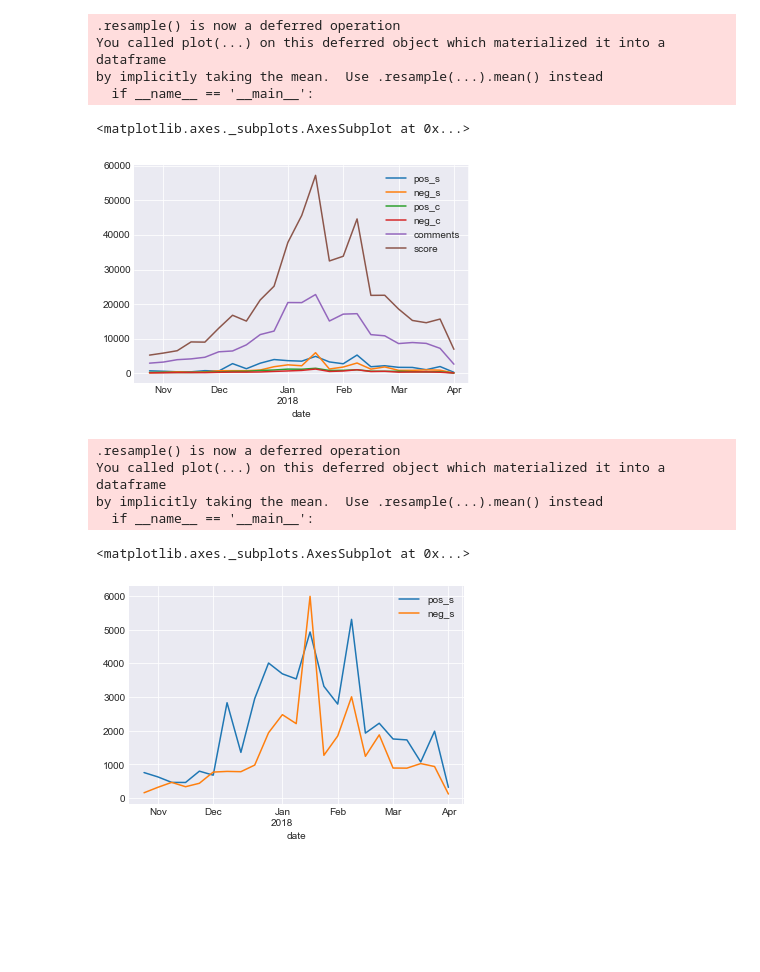
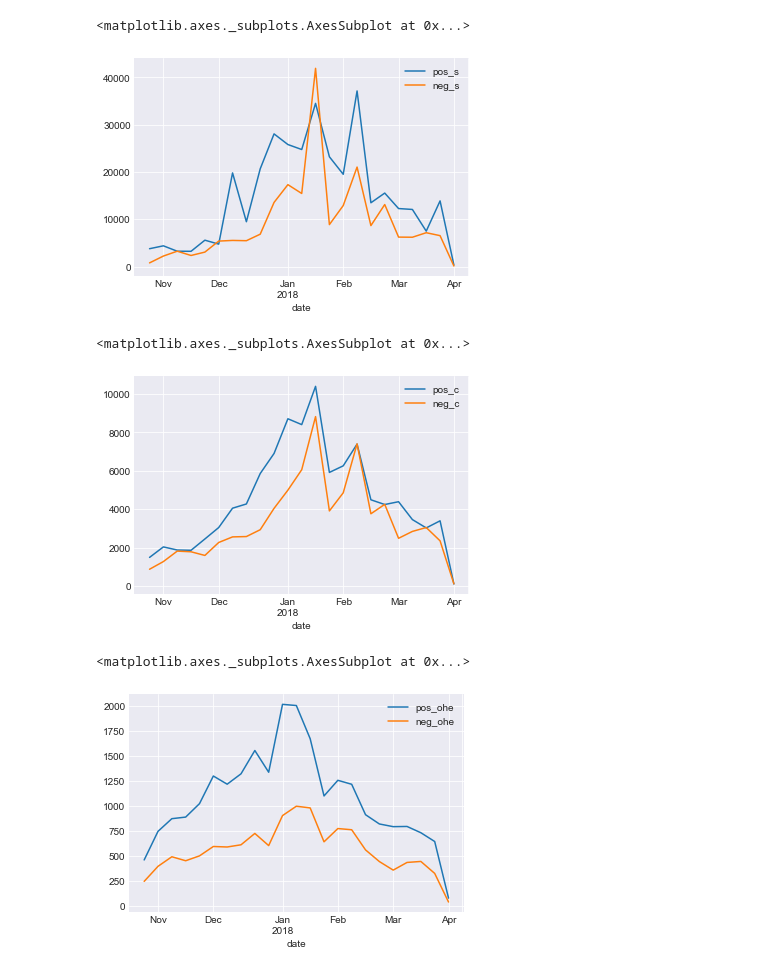
Before and after one commit to Mikhail-Naumov/Another_Bitcoin_Predictor, a Jupyter notebook: Sentiment_Trends.ipynb, the cells around one changed output. Cells and saved outputs as stored; diff of their text form; code cells hidden in the pictures; blank space fills up the shorter version.

```diff
--- a/Sentiment_Trends.ipynb
+++ b/Sentiment_Trends.ipynb
@@ -32,26 +32,28 @@ reddit['neu_s'] = reddit['neu']*reddit['score']
 reddit['neg_c'] = reddit['neg']*reddit['comments']
 reddit['pos_c'] = reddit['pos']*reddit['comments']
 reddit['neu_c'] = reddit['neu']*reddit['comments']
+
+#one hot encoded pos score col
+reddit['eg_ohe'] = reddit['pos'] - reddit['neg']
+reddit['pos_ohe'] = reddit['eg_ohe'].apply(lambda x: 1 if x>0 else 0)
+reddit['neg_ohe'] = reddit['eg_ohe'].apply(lambda x: 1 if x<0 else 0)
 #tqdm
 # %%
-reddit_gr = pd.DataFrame(reddit.groupby('date')['pos_s','neg_s','pos_c','neg_c','comments','score'].sum())
+reddit_gr = pd.DataFrame(reddit.groupby('date')['pos_s','neg_s','pos_c','neg_c','comments','score','pos_ohe','neg_ohe'].sum())
 # %%
 reddit_gr.index = pd.to_datetime(reddit_gr.index)
 # %%
-reddit_gr.resample('w').plot()
+reddit_gr[['pos_s','neg_s']].resample('w').sum().plot()
 # %% [output]
-.resample() is now a deferred operation
-You called plot(...) on this deferred object which materialized it into a dataframe
-by implicitly taking the mean.  Use .resample(...).mean() instead
-  if __name__ == '__main__':
+<matplotlib.axes._subplots.AxesSubplot at 0x...>
-<matplotlib.axes._subplots.AxesSubplot at 0x...>
-[figure, old version]
+[figure, new version]
 # %%
-reddit_gr[['pos_s','neg_s']].resample('w').plot()
+reddit_gr[['pos_c','neg_c']].resample('w').sum().plot()
 # %% [output]
-.resample() is now a deferred operation
-You called plot(...) on this deferred object which materialized it into a dataframe
-by implicitly taking the mean.  Use .resample(...).mean() instead
-  if __name__ == '__main__':
+<matplotlib.axes._subplots.AxesSubplot at 0x...>
-<matplotlib.axes._subplots.AxesSubplot at 0x...>
-[figure, old version]
+[figure, new version]
+# %%
+reddit_gr[['pos_ohe','neg_ohe']].resample('w').sum().plot()
+# %% [output]
+<matplotlib.axes._subplots.AxesSubplot at 0x...>
+[figure, added]
```
